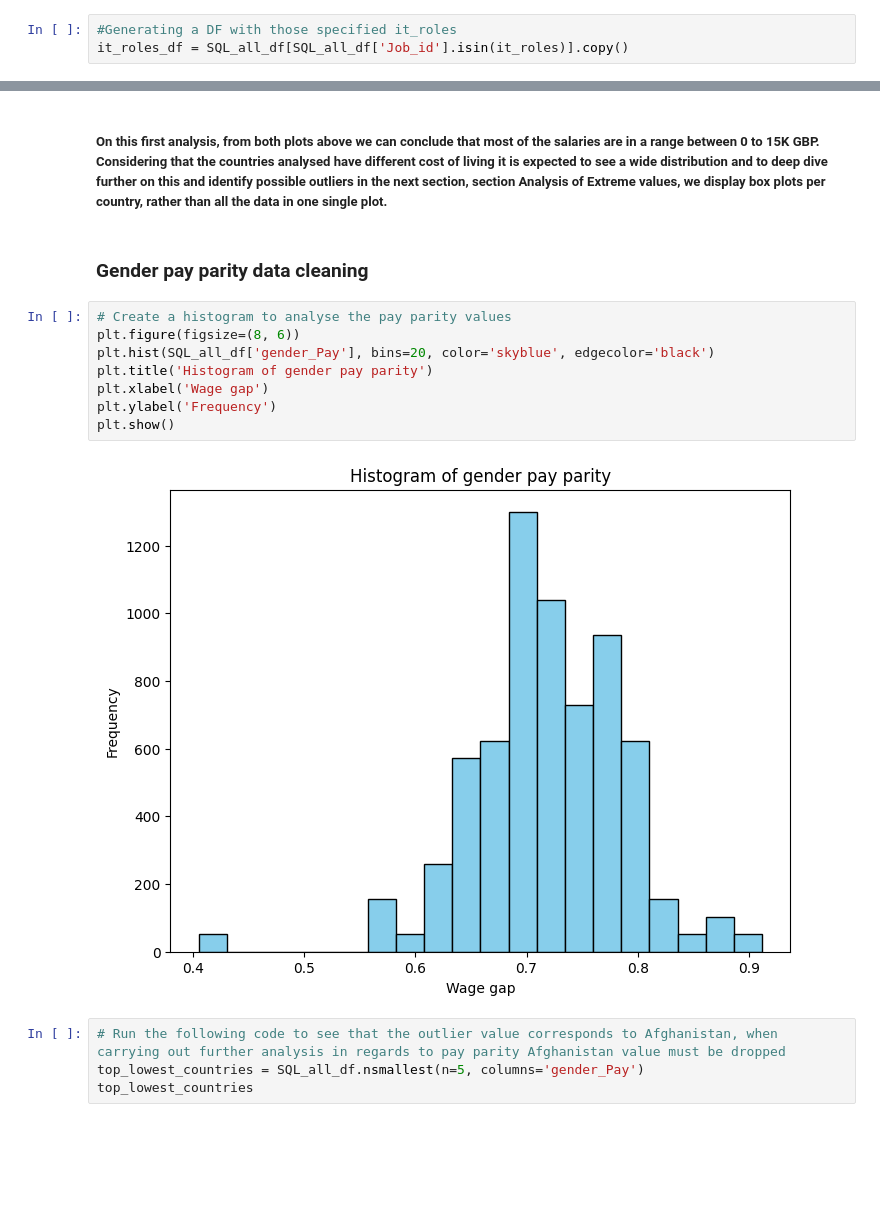
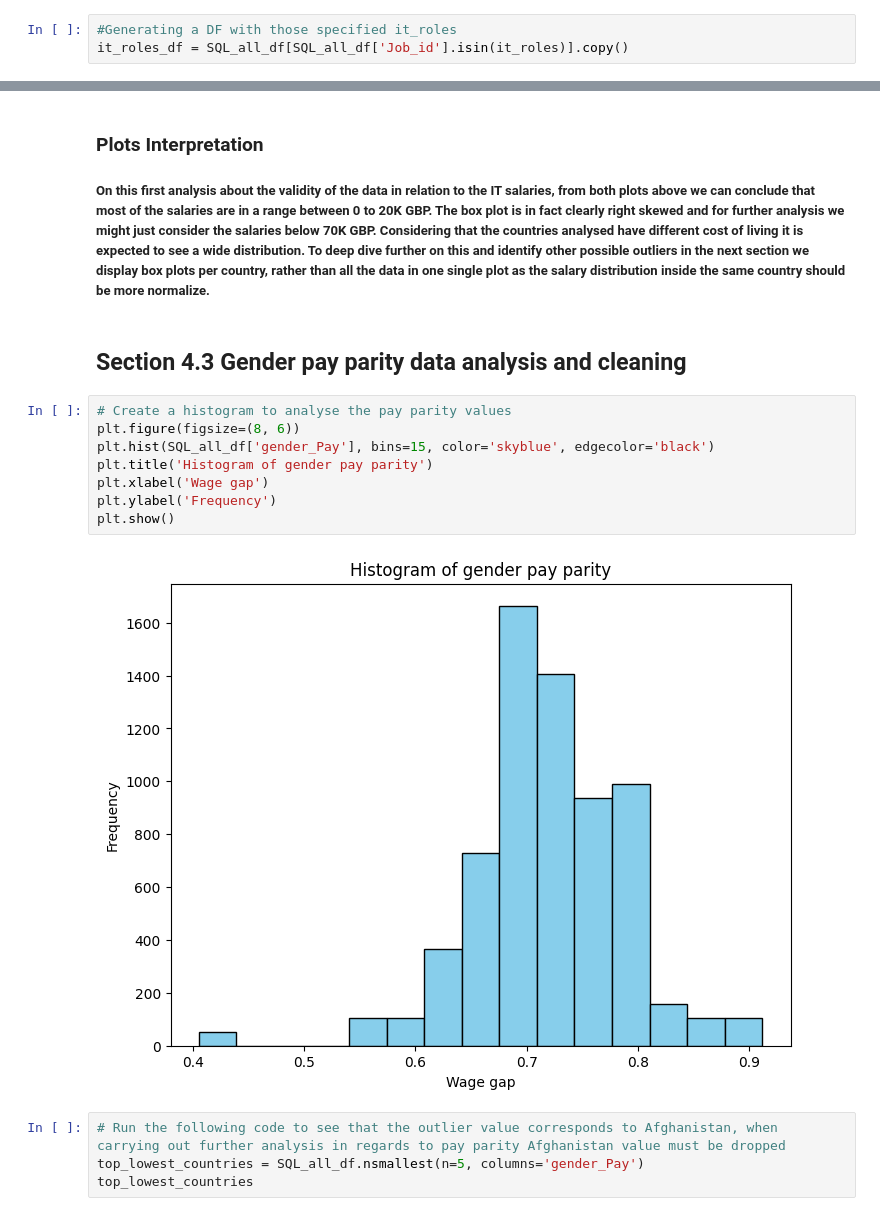
Before and after one commit to Tatiana-Ngamba/The-GitGirls-Collective-group-7, a Jupyter notebook: GLOBAL IT SALARY ANALYSIS - Notebook Part 2 (Data Analysis).ipynb, the cells around one changed output, grey strips where cells are left out. Drawn from its saved outputs; the diff is of its cells as text; blank space fills up the shorter version.

```diff
--- a/GLOBAL IT SALARY ANALYSIS - Notebook Part 2 (Data Analysis).ipynb
+++ b/GLOBAL IT SALARY ANALYSIS - Notebook Part 2 (Data Analysis).ipynb
@@ -590,17 +594,18 @@ plt.show()
 # %% [markdown]
-##### On this first analysis, from both plots above we can conclude that most of the salaries are in a range between 0 to 15K GBP. Considering that the countries analysed have different cost of living it is expected to see a wide distribution and to deep dive further on this and identify possible outliers in the next section, section Analysis of Extreme values, we display box plots per country, rather than all the data in one single plot.
+### Plots Interpretation
+##### On this first analysis about the validity of the data in relation to the IT salaries, from both plots above we can conclude that most of the salaries are in a range between 0 to 20K GBP. The box plot is in fact clearly right skewed and for further analysis we might just consider the salaries below 70K GBP. Considering that the countries analysed have different cost of living it is expected to see a wide distribution. To deep dive further on this and identify other possible outliers in the next section we display box plots per country, rather than all the data in one single plot as the salary distribution inside the same country should be more normalize.
 # %% [markdown]
-### Gender pay parity data cleaning
+## Section 4.3 Gender pay parity data analysis and cleaning
 # %%
 # Create a histogram to analyse the pay parity values
 plt.figure(figsize=(8, 6))
-plt.hist(SQL_all_df['gender_Pay'], bins=20, color='skyblue', edgecolor='black')
+plt.hist(SQL_all_df['gender_Pay'], bins=15, color='skyblue', edgecolor='black')
 plt.title('Histogram of gender pay parity')
 plt.xlabel('Wage gap')
 plt.ylabel('Frequency')
 plt.show()
 # %% [output]
-[figure, old version]
+[figure, new version]
 # %%
 # Run the following code to see that the outlier value corresponds to Afghanistan, when carrying out further analysis in regards to pay parity Afghanistan value must be dropped
 top_lowest_countries = SQL_all_df.nsmallest(n=5, columns='gender_Pay')
```
Also changed, not shown: parts of 35 cells of this notebook.
